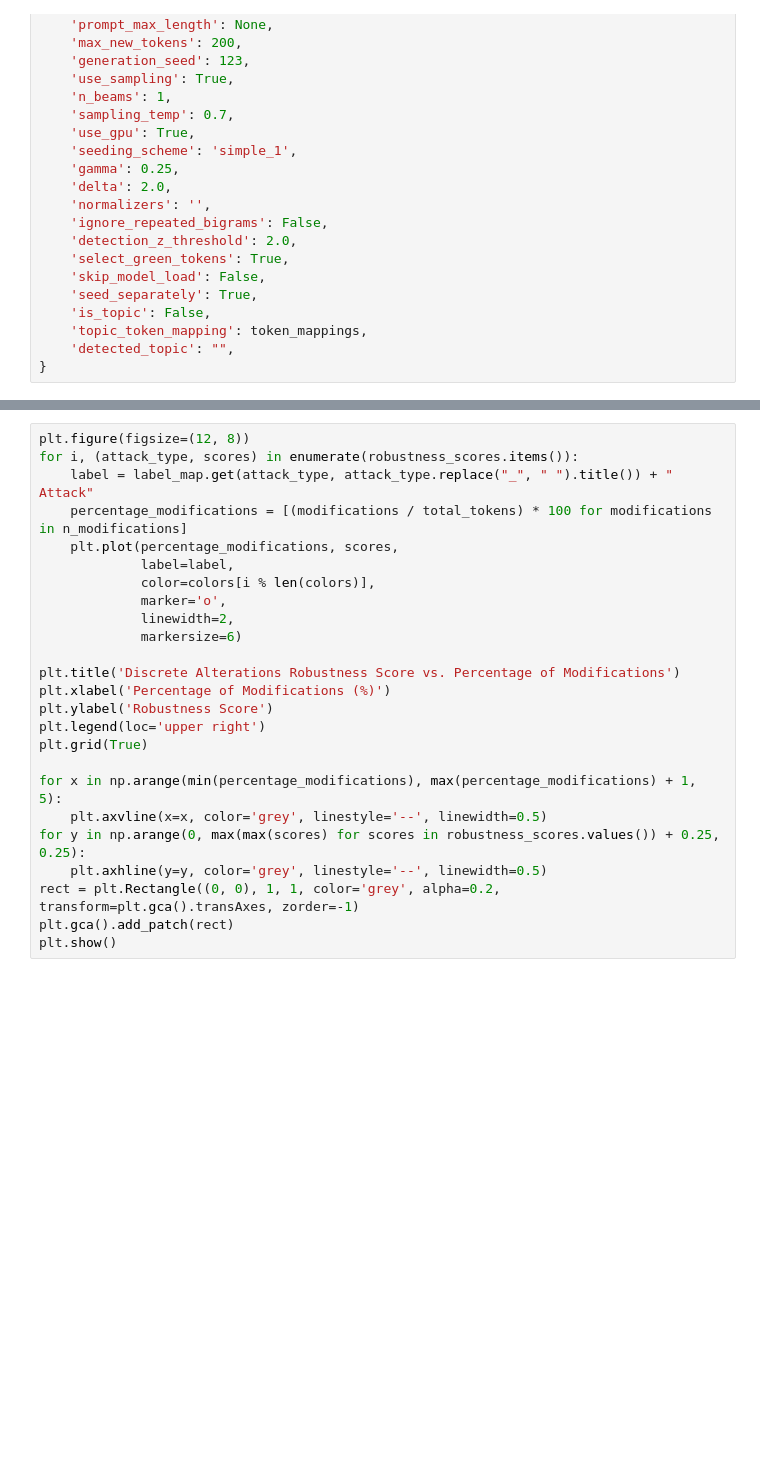
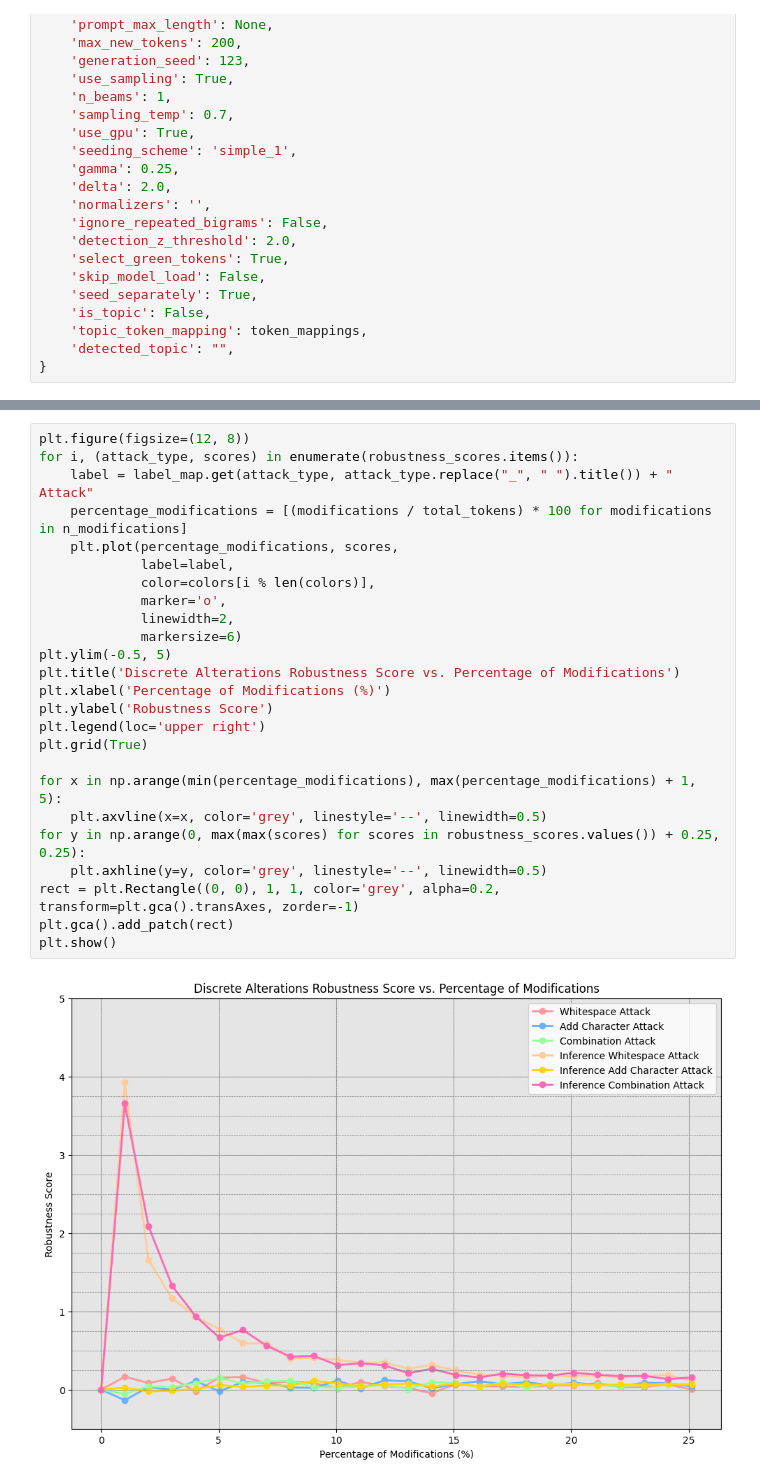
Before and after one commit to ANCP2021/Topic-Based-LLM-Watermarks, a Jupyter notebook: eval/eval_original_watermark.ipynb, the cells around one changed output, grey strips where cells are left out. Saved outputs shown, nothing was run; the diff lists cells and outputs as text; blank space fills up the shorter version.

```diff
--- a/eval/eval_original_watermark.ipynb
+++ b/eval/eval_original_watermark.ipynb
@@ -280,28 +325,30 @@ plt.show()
 # %%
 plt.figure(figsize=(12, 8))
 for i, (attack_type, scores) in enumerate(robustness_scores.items()):
     label = label_map.get(attack_type, attack_type.replace("_", " ").title()) + " Attack"
     percentage_modifications = [(modifications / total_tokens) * 100 for modifications in n_modifications]
     plt.plot(percentage_modifications, scores,
              label=label,
              color=colors[i % len(colors)],
              marker='o',
              linewidth=2,
              markersize=6)
-
+plt.ylim(-0.5, 5)
 plt.title('Discrete Alterations Robustness Score vs. Percentage of Modifications')
 plt.xlabel('Percentage of Modifications (%)')
 plt.ylabel('Robustness Score')
 plt.legend(loc='upper right')
 plt.grid(True)
 
 for x in np.arange(min(percentage_modifications), max(percentage_modifications) + 1, 5):
     plt.axvline(x=x, color='grey', linestyle='--', linewidth=0.5)
 for y in np.arange(0, max(max(scores) for scores in robustness_scores.values()) + 0.25, 0.25):
     plt.axhline(y=y, color='grey', linestyle='--', linewidth=0.5)
 rect = plt.Rectangle((0, 0), 1, 1, color='grey', alpha=0.2, transform=plt.gca().transAxes, zorder=-1)
 plt.gca().add_patch(rect)
 plt.show()
+# %% [output]
+[figure, added]
 # %%
 n_modifications = list(range(0, 51, 2))
 
```
Also changed, not shown: parts of 10 cells of this notebook.
